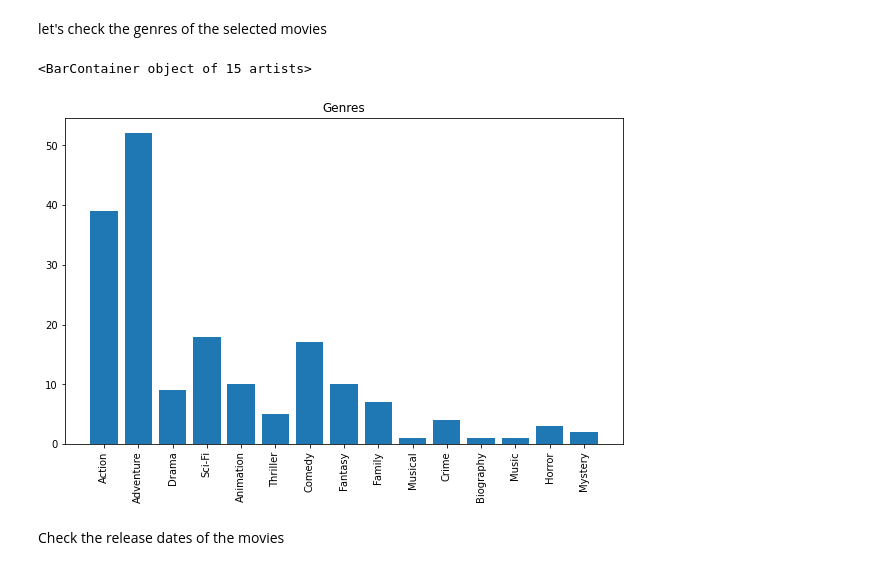
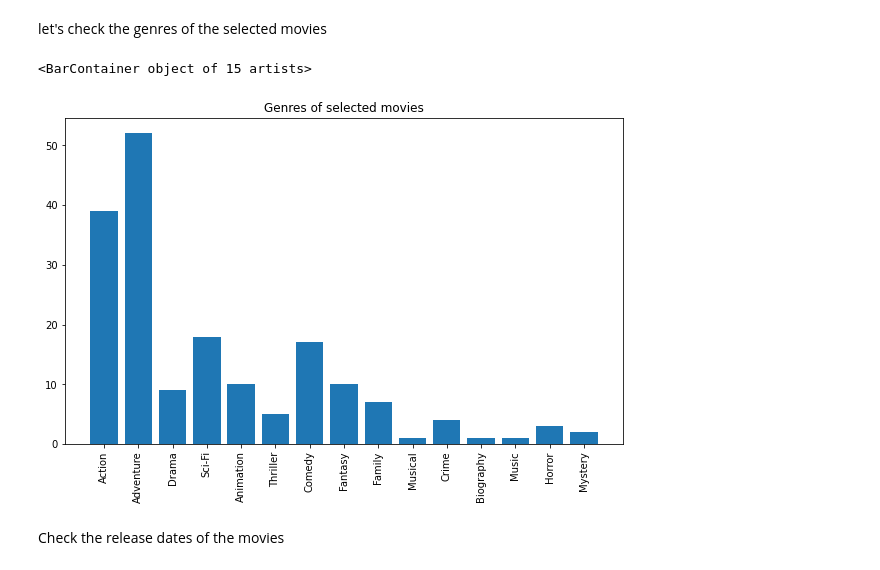
Before and after one commit to epfl-ada/ada-2021-project-f-jab, a Jupyter notebook: movies.ipynb, the cells around one changed output. Saved outputs shown, nothing was run; the diff lists cells and outputs as text; code cells hidden in the pictures.

```diff
--- a/movies.ipynb
+++ b/movies.ipynb
@@ -54,14 +54,14 @@ let's check the genres of the selected movies
 # %%
 from collections import Counter
 genres = [genres.split() for genres in movies['genre'].tolist()]
 labels, values = zip(*Counter([genre.replace(',', '') for genre_list in genres for genre in genre_list]).items())
 plt.figure(figsize = (10,6))
-plt.title('Genres')
+plt.title('Genres of selected movies')
 plt.xticks(rotation=90)
 plt.bar(labels, values)
 # %% [output]
 <BarContainer object of 15 artists>
-[figure, old version]
+[figure, new version]
 # %% [markdown]
 Check the release dates of the movies
 # %%
```
Also changed, not shown: parts of 9 cells of this notebook.
